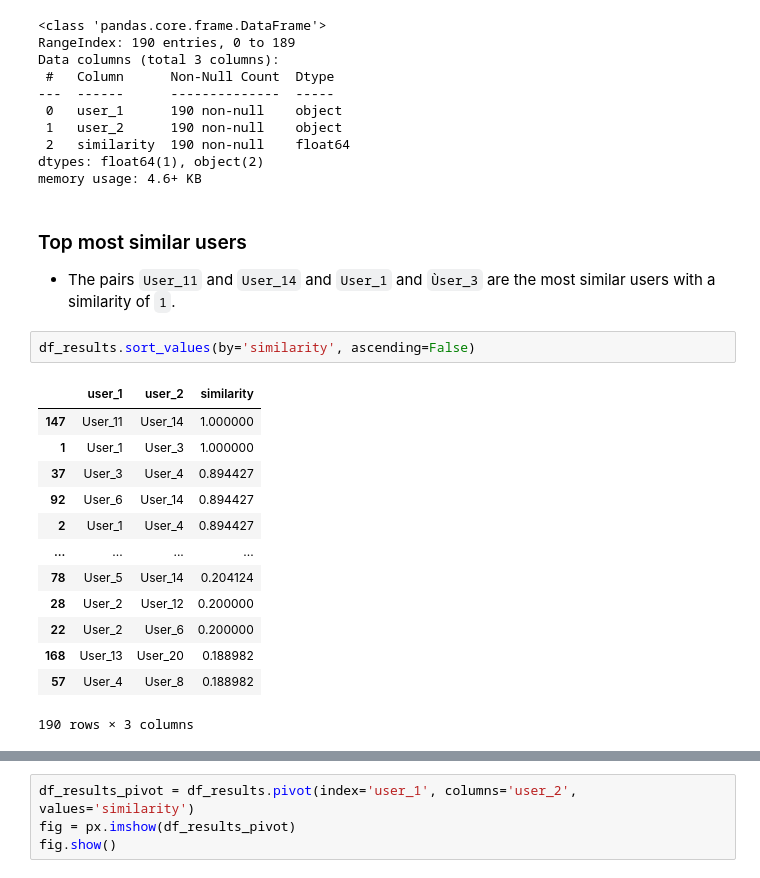
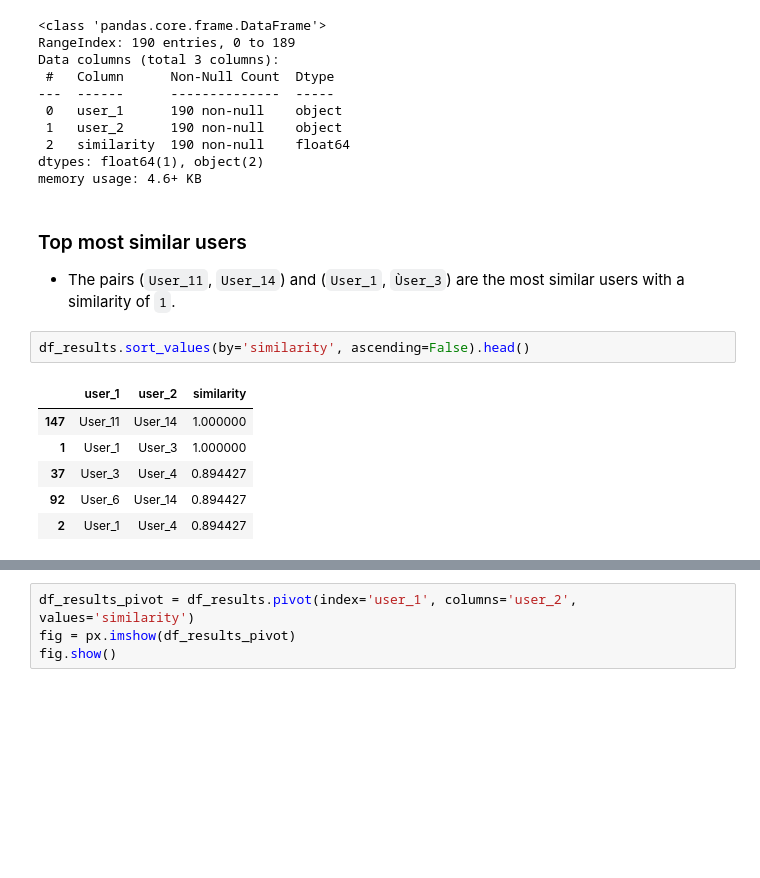
Before and after one commit to tgvp/Algoritmos-Recomendacao, a Jupyter notebook: src/rs-starter.ipynb, the cells around one changed output, grey strips where cells are left out. Cells and saved outputs as stored; diff of their text form; blank space fills up the shorter version.

Commit message:
added similarity analysis

```diff
--- a/src/rs-starter.ipynb
+++ b/src/rs-starter.ipynb
@@ -237,20 +237,13 @@ dtypes: float64(1), object(2)
 memory usage: 4.6+ KB
 # %% [markdown]
 ### Top most similar users
-- The pairs ``User_11`` and ``User_14`` and ``User_1`` and ``Ùser_3`` are the most similar users with a similarity of ``1``.
+- The pairs (``User_11``, ``User_14``) and (``User_1``, ``Ùser_3``) are the most similar users with a similarity of ``1``.
 # %%
-df_results.sort_values(by='similarity', ascending=False)
+df_results.sort_values(by='similarity', ascending=False).head()
 # %% [output]
 |  | user_1 | user_2 | similarity |
 | 147 | User_11 | User_14 | 1.000000 |
 | 1 | User_1 | User_3 | 1.000000 |
 | 37 | User_3 | User_4 | 0.894427 |
 | 92 | User_6 | User_14 | 0.894427 |
 | 2 | User_1 | User_4 | 0.894427 |
-| ... | ... | ... | ... |
-| 78 | User_5 | User_14 | 0.204124 |
-| 28 | User_2 | User_12 | 0.200000 |
-| 22 | User_2 | User_6 | 0.200000 |
-| 168 | User_13 | User_20 | 0.188982 |
-| 57 | User_4 | User_8 | 0.188982 |
-190 rows × 3 columns
```
Also changed, not shown: parts of 2 cells of this notebook.
